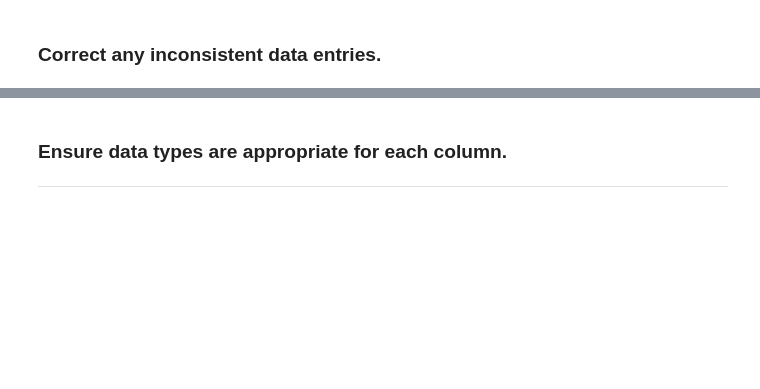
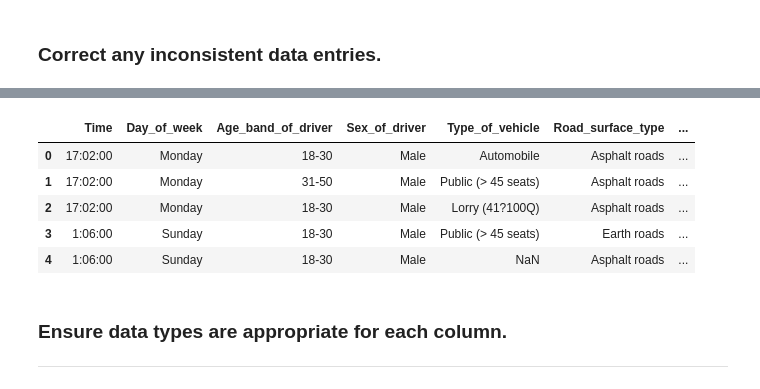
Before and after one commit to x0iiw/Suliman, a Jupyter notebook: Task (1) Week 1.ipynb, the cells around one changed output, grey strips where cells are left out. Saved outputs shown, nothing was run; the diff lists cells and outputs as text; code cells hidden in the pictures; blank space fills up the shorter version.

```diff
--- a/Task (1) Week 1.ipynb
+++ b/Task (1) Week 1.ipynb
@@ -123,3 +169,12 @@ dtype: int64
+# %%
+df.head()
+# %% [output]
+|  | Time | Day_of_week | Age_band_of_driver | Sex_of_driver | Type_of_vehicle | Road_surface_type | ... |
+| 0 | 17:02:00 | Monday | 18-30 | Male | Automobile | Asphalt roads | ... |
+| 1 | 17:02:00 | Monday | 31-50 | Male | Public (> 45 seats) | Asphalt roads | ... |
+| 2 | 17:02:00 | Monday | 18-30 | Male | Lorry (41?100Q) | Asphalt roads | ... |
+| 3 | 1:06:00 | Sunday | 18-30 | Male | Public (> 45 seats) | Earth roads | ... |
+| 4 | 1:06:00 | Sunday | 18-30 | Male | NaN | Asphalt roads | ... |
 # %% [markdown]
 ### Ensure data types are appropriate for each column.
 
```
Also changed, not shown: parts of 11 cells of this notebook.
